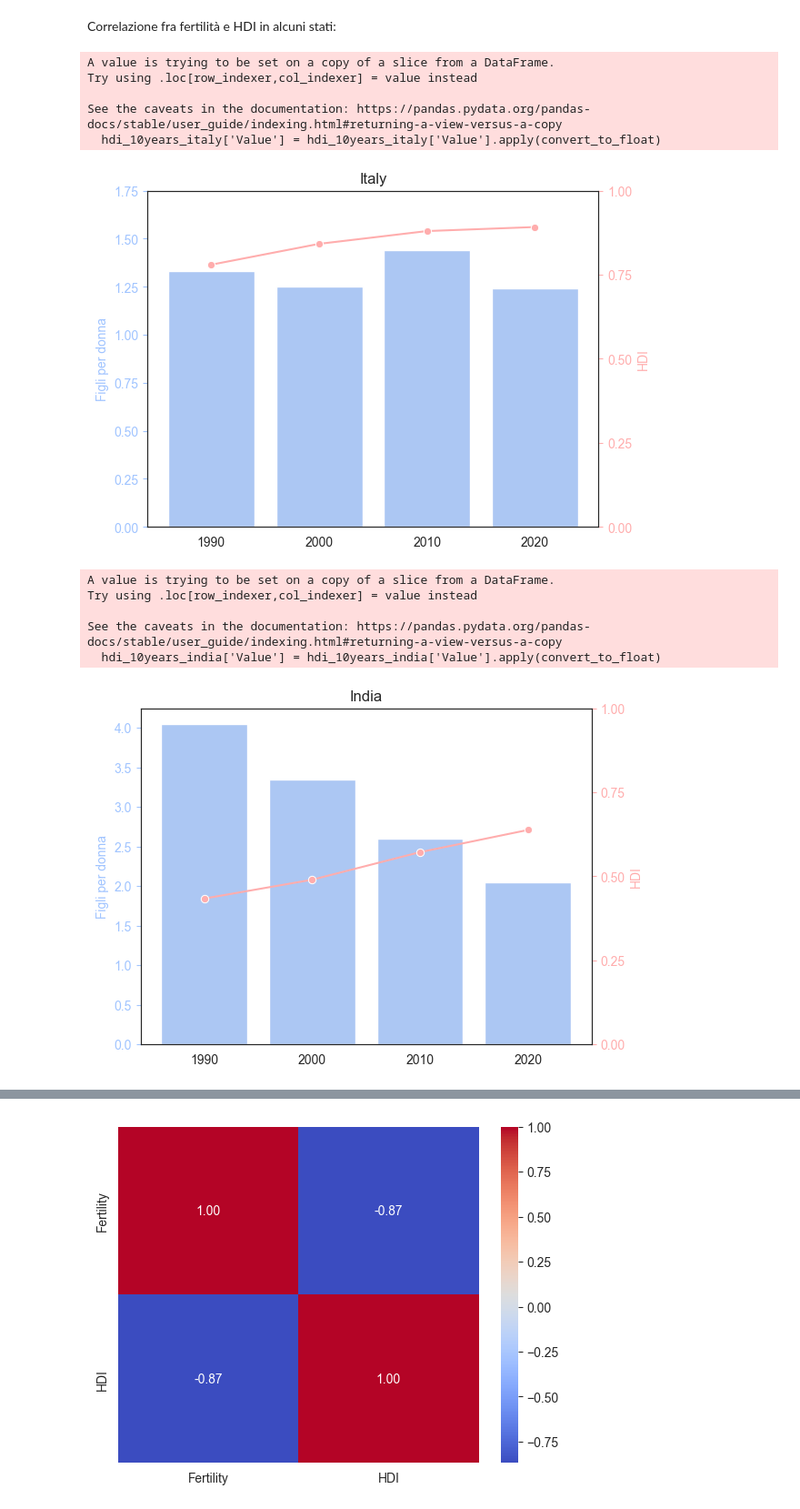
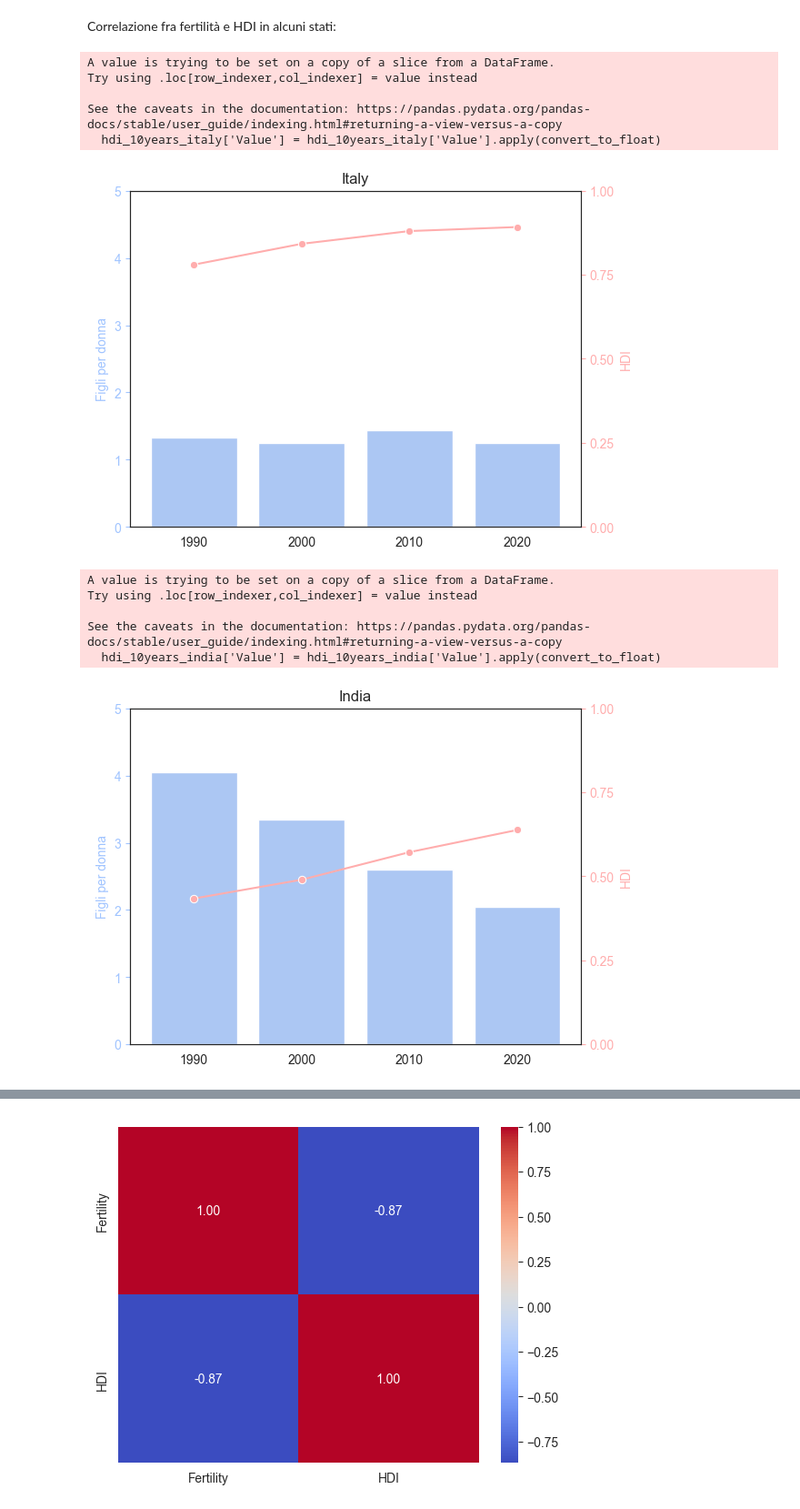
Before and after one commit to ByZeroMatt/SciVis_Project_2024, a Jupyter notebook: src/main/main.ipynb, the cells around one changed output, grey strips where cells are left out. Shown at 91% size. Cells and saved outputs as stored; diff of their text form; code cells hidden in the pictures.

```diff
--- a/src/main/main.ipynb
+++ b/src/main/main.ipynb
@@ -254,35 +254,35 @@ sns.barplot(
     color='#A0C4FF'
 )
 ax1.set_title('Italy')
 ax1.set(xlabel=None)
 ax1.set_ylabel('Figli per donna', color='#A0C4FF')
-ax1.set_yticks(np.arange(0, 1.81, .25))
+ax1.set_yticks(np.arange(0, 5.01, 1))
 ax1.tick_params(axis='y', colors='#A0C4FF')
 
 ax2 = ax1.twinx()
 
 hdi_10years_italy = hdi_10years[(hdi_10years['Country'] == 'Italy')]
 hdi_10years_italy['Value'] = hdi_10years_italy['Value'].apply(convert_to_float)
 sns.lineplot(
     data=hdi_10years_italy,
     x='Year',
     y='Value',
     marker='o',
     ax=ax2,
     color='#FFADAD'
 )
 ax2.set_ylabel('HDI', color='#FFADAD')
 ax2.set_yticks(np.arange(0, 1.01, .25))
 ax2.tick_params(axis='y', colors='#FFADAD')
 
 plt.show()
 # %% [output]
 A value is trying to be set on a copy of a slice from a DataFrame.
 Try using .loc[row_indexer,col_indexer] = value instead
 
 See the caveats in the documentation: https://pandas.pydata.org/pandas-docs/stable/user_guide/indexing.html#returning-a-view-versus-a-copy
   hdi_10years_italy['Value'] = hdi_10years_italy['Value'].apply(convert_to_float)
-[figure, old version]
+[figure, new version]
 # %%
 sns.set_style('white')
 fig, ax1, = plt.subplots()
@@ -297,7 +297,7 @@ sns.barplot(
 ax1.set_title('India')
 ax1.set(xlabel=None)
 ax1.set_ylabel('Figli per donna', color='#A0C4FF')
-ax1.set_yticks(np.arange(0, 4.1, .5))
+ax1.set_yticks(np.arange(0, 5.01, 1))
 ax1.tick_params(axis='y', colors='#A0C4FF')
 
 ax2 = ax1.twinx()
@@ -323,7 +323,7 @@ Try using .loc[row_indexer,col_indexer] = value instead
 
 See the caveats in the documentation: https://pandas.pydata.org/pandas-docs/stable/user_guide/indexing.html#returning-a-view-versus-a-copy
   hdi_10years_india['Value'] = hdi_10years_india['Value'].apply(convert_to_float)
-[figure, old version]
+[figure, new version]
 # %%
 sns.set_style('white')
 fig, ax1, = plt.subplots()
```
Also changed, not shown: parts of 2 cells of this notebook.
